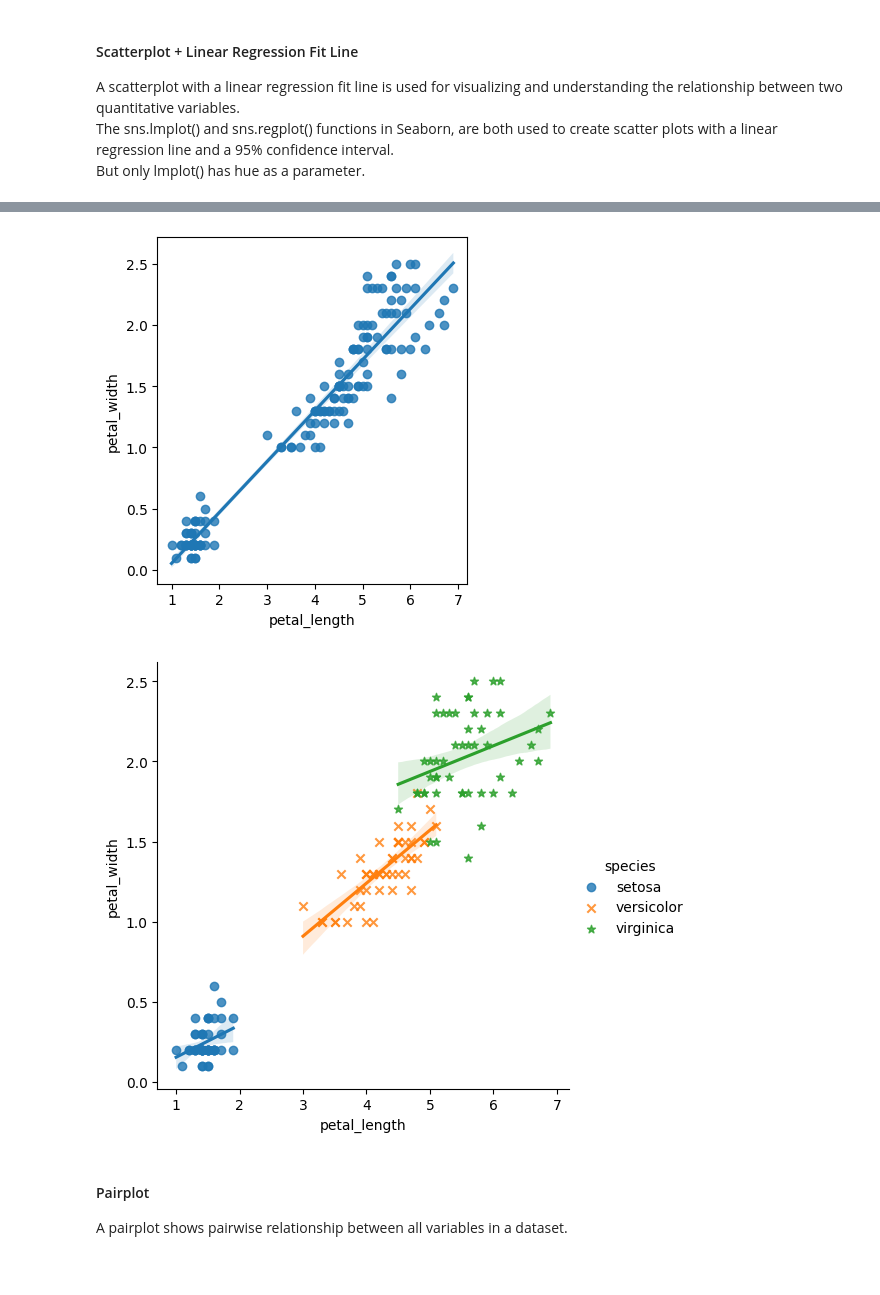
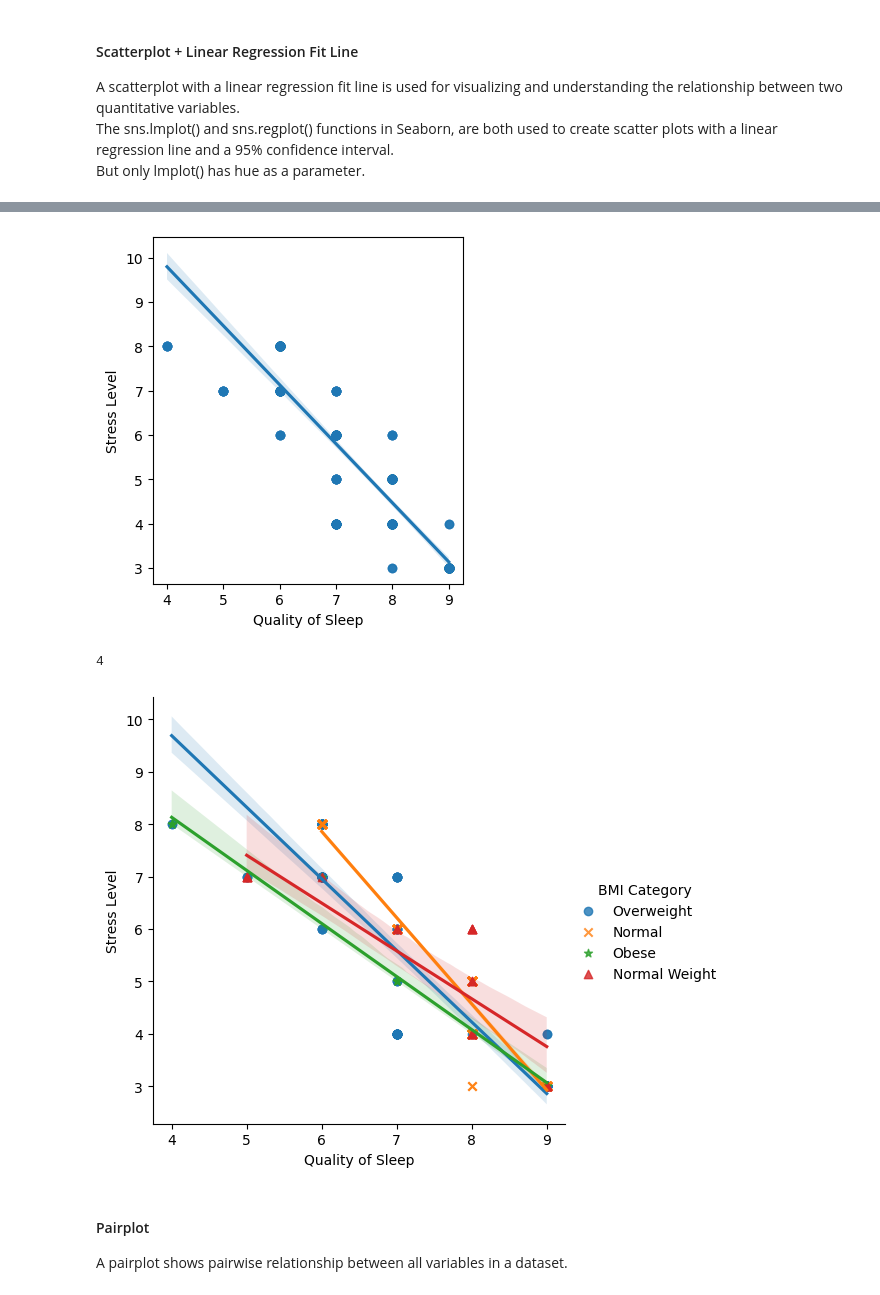
Before and after one commit to AlishaAng/EDA, a Jupyter notebook: Correlations.ipynb, the cells around one changed output, grey strips where cells are left out. Drawn from its saved outputs; the diff is of its cells as text; code cells hidden in the pictures.

Commit message:
update data

```diff
--- a/Correlations.ipynb
+++ b/Correlations.ipynb
@@ -10,7 +10,7 @@ import matplotlib.pyplot as plt
 import seaborn as sns
 plt.rcParams['figure.figsize'] = [4, 4.5]
 # %%
-df = sns.load_dataset("iris")
+df = pd.read_csv("Data/Sleep_health_and_lifestyle_dataset.csv").iloc[:,1:]
 # %%
 df.head()
 # %% [output]
@@ -74,4 +85,7 @@ Looking at this matrix, you can deduce which variables have a stronger relations
 A scatterplot with a linear regression fit line is used for visualizing and understanding the relationship between two quantitative variables. <br>
 The sns.lmplot() and sns.regplot() functions in Seaborn, are both used to create scatter plots with a linear regression line and a 95% confidence interval. <br>
 But only lmplot() has hue as a parameter.
+# %%
+x = "Quality of Sleep"
+y = "Stress Level"
 # %%
@@ -81,12 +95,16 @@ sns.lmplot(x="petal_length", y="petal_width", data=df, aspect=1.2/1.5);
 # %%
 
-sns.regplot(x="petal_length", y="petal_width", data=df);
+sns.regplot(x=x, y=y, data=df);
 # %% [output]
-[figure, old version]
+[figure, new version]
+# %%
+df['BMI Category'].nunique()
+# %% [output]
+4
 # %%
-sns.lmplot(x="petal_length", y="petal_width", data=df, hue='species', markers=["o", "x", "*"]);
+sns.lmplot(x=x, y=y, data=df, hue='BMI Category', markers=['o', 'x', '*', '^']);
 # %% [output]
-[figure, old version]
+[figure, new version]
 # %% [markdown]
 #### Pairplot
 A pairplot shows pairwise relationship between all variables in a dataset.
```
Also changed, not shown: parts of 9 cells of this notebook.
